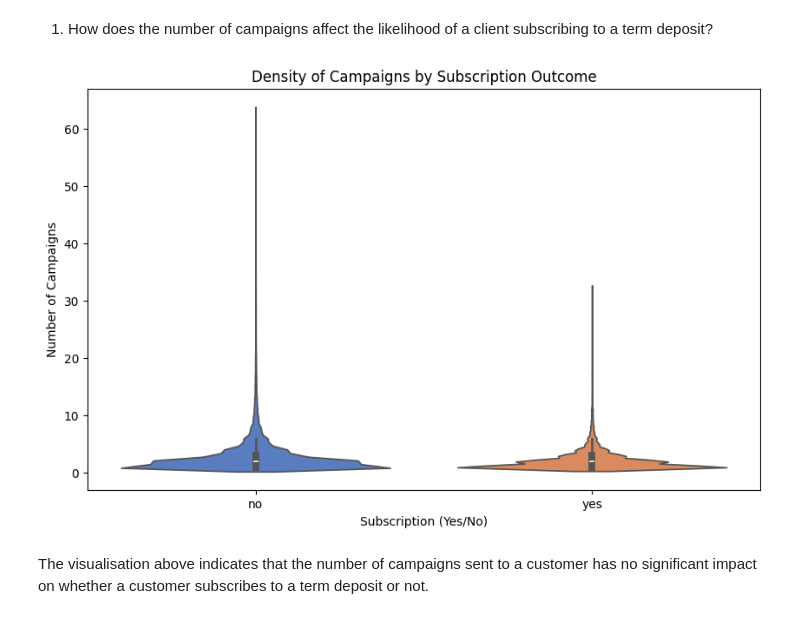
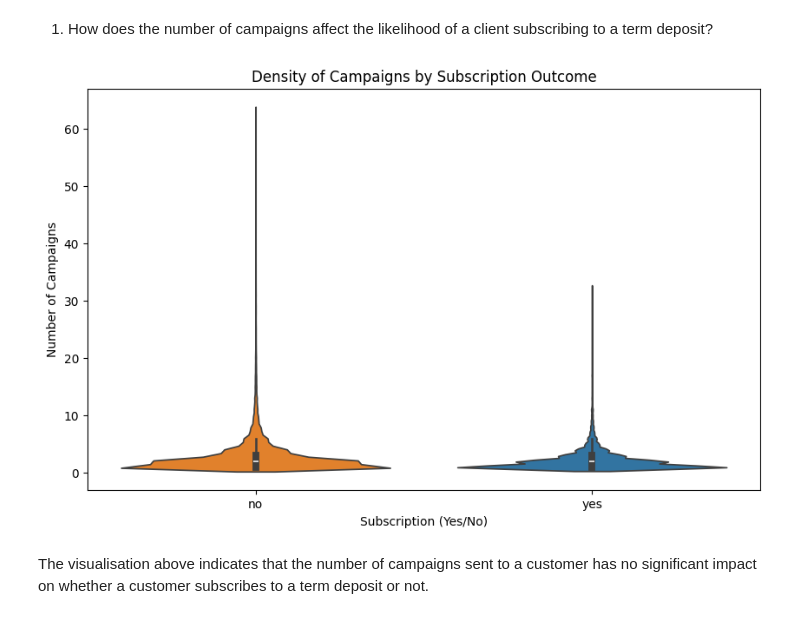
Before and after one commit to adubrightkwartengsnr/Customer_Subscription_Model, a Jupyter notebook: notebooks/customer_subscription.ipynb, the cells around one changed output. Cells and saved outputs as stored; diff of their text form; code cells hidden in the pictures.

```diff
--- a/notebooks/customer_subscription.ipynb
+++ b/notebooks/customer_subscription.ipynb
@@ -538,13 +524,13 @@ interval columns not set, guessing: ['age', 'balance', 'day', 'duration', 'campa
 1. How does the number of campaigns affect the likelihood of a client subscribing to a term deposit?
 # %%
 plt.figure(figsize=(10, 6))
-sns.violinplot(data=train_df, x='y', y='campaign', palette="muted")
+sns.violinplot(data=train_df, x='y', y='campaign', palette=custom_palette)
 plt.xlabel('Subscription (Yes/No)')
 plt.ylabel('Number of Campaigns')
 plt.title('Density of Campaigns by Subscription Outcome')
 plt.show()
 # %% [output]
-[figure, old version]
+[figure, new version]
 # %% [markdown]
 The visualisation above indicates that the number of campaigns sent to a customer has no significant impact on whether a customer subscribes to a term deposit or not.
 # %% [markdown]
```
Also changed, not shown: parts of 10 cells of this notebook.
